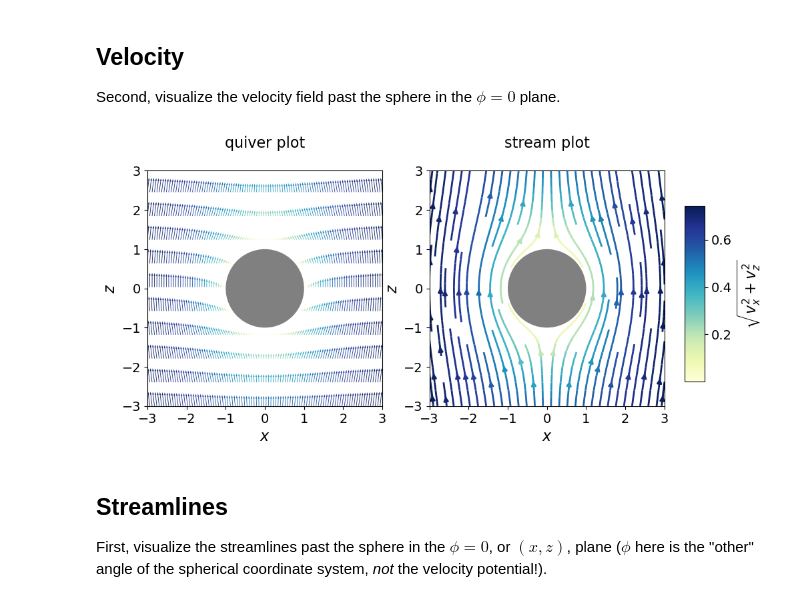
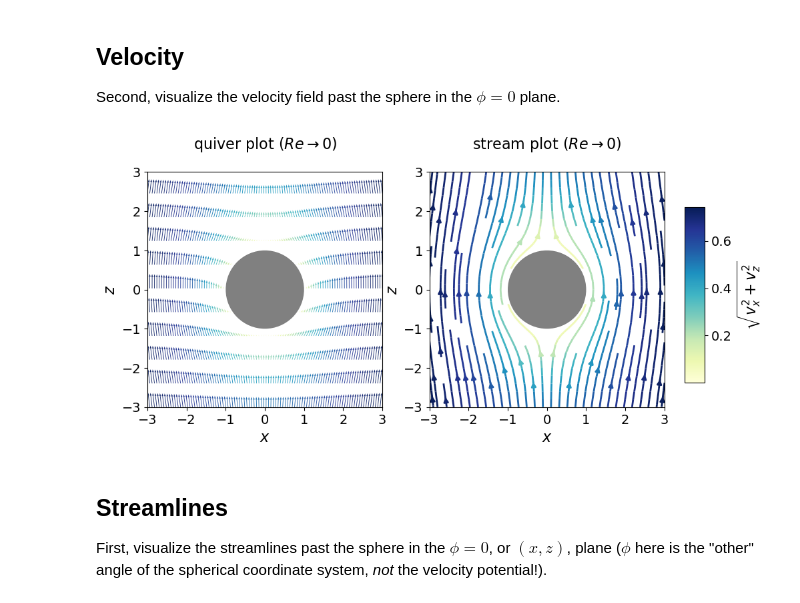
Before and after one commit to ichristov/intermediate-fluid-mechanics, a Jupyter notebook: Stokes_flow_past_sphere.ipynb, the cells around one changed output. Cells and saved outputs as stored; diff of their text form; code cells hidden in the pictures.

```diff
--- a/Stokes_flow_past_sphere.ipynb
+++ b/Stokes_flow_past_sphere.ipynb
@@ -459,40 +459,40 @@ ax1.set_xlabel('$x$')
 ax1.set_ylabel('$z$')
 ax1.set_xlim([-xmax, xmax])
 ax1.set_ylim([-zmax, zmax])
-ax1.set_title('quiver plot')
+ax1.set_title(r'quiver plot ($Re\to0$)')
 ax1.set_aspect('equal')
 
 # plot velocity in the phi=0 plane, skip some points for clarity
 skip = 10
 ax1.quiver(x[::skip], z[::skip], vx[::skip], vz[::skip],
            np.sqrt(vx[::skip]**2+vz[::skip]**2), cmap='YlGnBu',
            scale_units='xy', scale=2)
 # show the sphere
 ax1.add_patch(plt.Circle((0, 0), radius=rad, facecolor='gray', zorder=10))
 
 ax2.set_xlabel('$x$')
 ax2.set_ylabel('$z$')
 ax2.set_xlim([-xmax, xmax])
 ax2.set_ylim([-zmax, zmax])
-ax2.set_title('stream plot')
+ax2.set_title(r'stream plot ($Re\to0$)')
 ax2.set_aspect('equal')
 
 strm = ax2.streamplot(x, z, vx, vz,
                       color=np.sqrt(vx**2+vz**2),
                       linewidth=2, cmap='YlGnBu')
 # show the sphere
 ax2.add_patch(plt.Circle((0, 0), radius=rad, facecolor='gray', zorder=10))
 
 # make the colorabar look nice ...
 pos = ax2.get_position()
 pad, width = 0.03, 0.03
 ax3 = fig.add_axes([pos.xmax + pad, pos.ymin + 2*pad,
                    width, 0.7*(pos.ymax-pos.ymin)])
 fig.colorbar(strm.lines, cax=ax3, label=r'$\sqrt{v_x^2+v_z^2}$')
 
 fig.set_size_inches(10, 8)
 # %% [output]
-[figure, old version]
+[figure, new version]
 # %% [markdown]
 ## Streamlines
 
```
Also changed, not shown: parts of 7 cells of this notebook.
